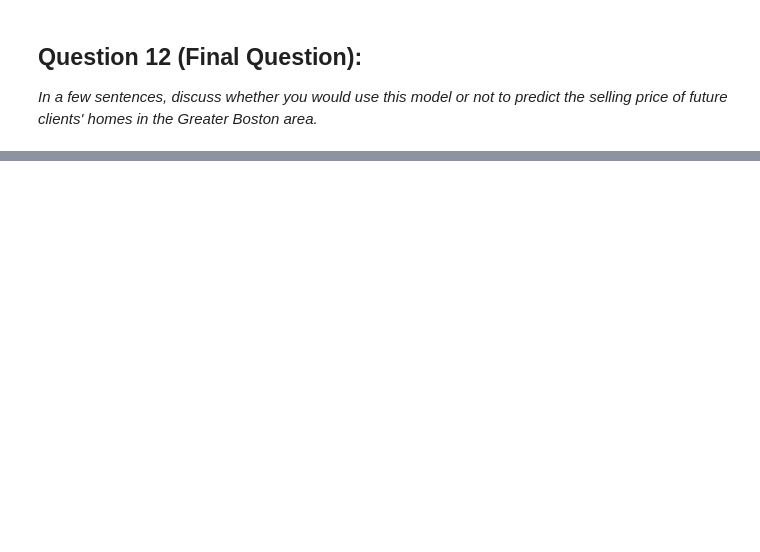
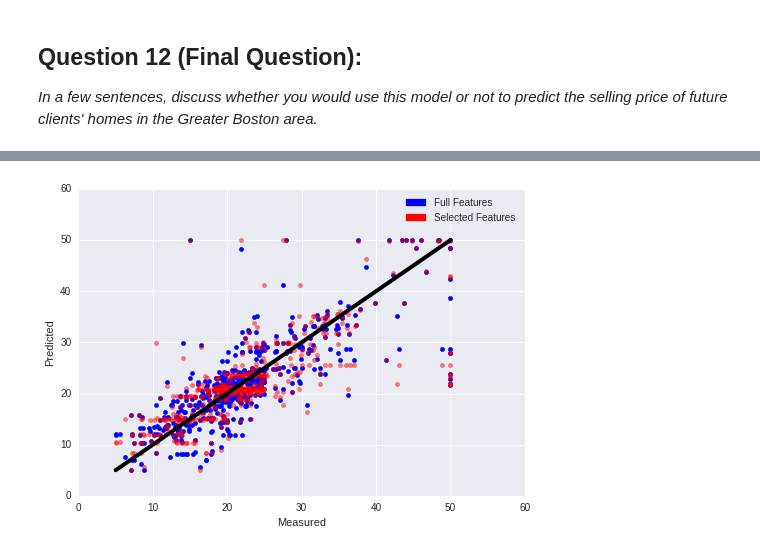
Before and after one commit to mileshill/Udacity, a Jupyter notebook: BostonHousing/boston_housing.ipynb, the cells around one changed output, grey strips where cells are left out. Saved outputs shown, nothing was run; the diff lists cells and outputs as text; code cells hidden in the pictures; blank space fills up the shorter version.

```diff
--- a/BostonHousing/boston_housing.ipynb
+++ b/BostonHousing/boston_housing.ipynb
@@ -222,22 +492,25 @@ Since you are using `sklearn` functions, remember to include the necessary impor
 Ensure that you have executed the code block once you are done. You'll know the `fit_model` function is working if the statement *"Successfully fit a model to the data!"* is printed.
 # %%
 # Put any import statements you need for this code block
+import sklearn.metrics as skm
+from sklearn.grid_search import GridSearchCV
 
 def fit_model(X, y):
-    """ Tunes a decision tree regressor model using GridSearchCV on the input data X
-        and target labels y and returns this optimal model. """
 
     # Create a decision tree regressor object
     regressor = DecisionTreeRegressor()
 
     # Set up the parameters we wish to tune
-    parameters = {'max_depth':(1,2,3,4,5,6,7,8,9,10)}
+    parameters = {'max_depth':[1,2,3,4,5,6,7,8,9,10]}
+
+
 
     # Make an appropriate scoring function
-    scoring_function = None
+    scoring_function = skm.make_scorer(performance_metric,
+                                       greater_is_better=False)
 
     # Make the GridSearchCV object
-    reg = None
+    reg = GridSearchCV(regressor,parameters,scoring_function,cv=cv)
 
     # Fit the learner to the data to obtain the optimal model with tuned parameters
     reg.fit(X, y)
@@ -246,9 +519,11 @@ def fit_model(X, y):
     return reg.best_estimator_
 
 
+
 # Test fit_model on entire dataset
 try:
     reg = fit_model(housing_features, housing_prices)
+    reg2 = fit_model(hf,hp)
     print "Successfully fit a model!"
 except:
     print "Something went wrong with fitting a model."
@@ -397,0 +746,27 @@ print "Predicted value of client's home: {0:.3f}".format(sale_price[0])
+# %%
+from sklearn import datasets
+from sklearn.cross_validation import cross_val_predict
+
+reg = DecisionTreeRegressor()
+boston = datasets.load_boston()
+y = boston.target
+
+predicted = cross_val_predict(reg, boston.data, y, cv=10)
+predicted2 = cross_val_predict(reg2, boston.data,y, cv=10)
+
+fig, ax = pl.subplots()
+ax.scatter(y, predicted,color='blue')
+ax.scatter(y, predicted2, color='red',alpha=0.5)
+ax.plot([y.min(),y.max()],[y.min(),y.max()],'k-',lw=4)
+ax.set_xlabel('Measured')
+ax.set_ylabel('Predicted')
+
+import matplotlib.patches as mpatches
+
+blue_patch = mpatches.Patch(color='blue',label='Full Features')
+red_patch = mpatches.Patch(color='red',label='Selected Features')
+pl.legend(handles=[blue_patch,red_patch])
+
+pl.show()
+# %% [output]
+[figure, added]
```
Also changed, not shown: parts of 38 cells of this notebook, 2 other files.
